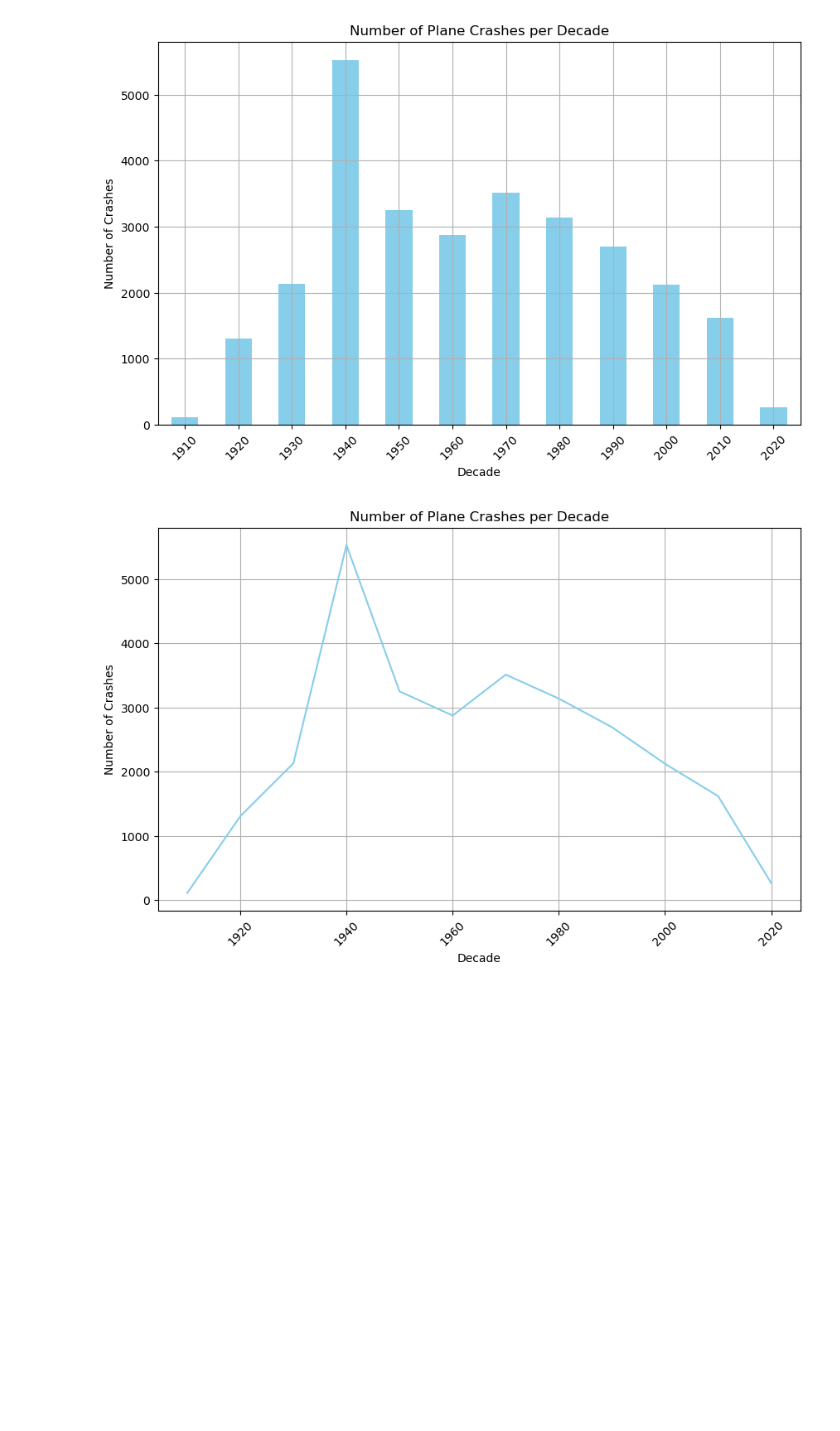
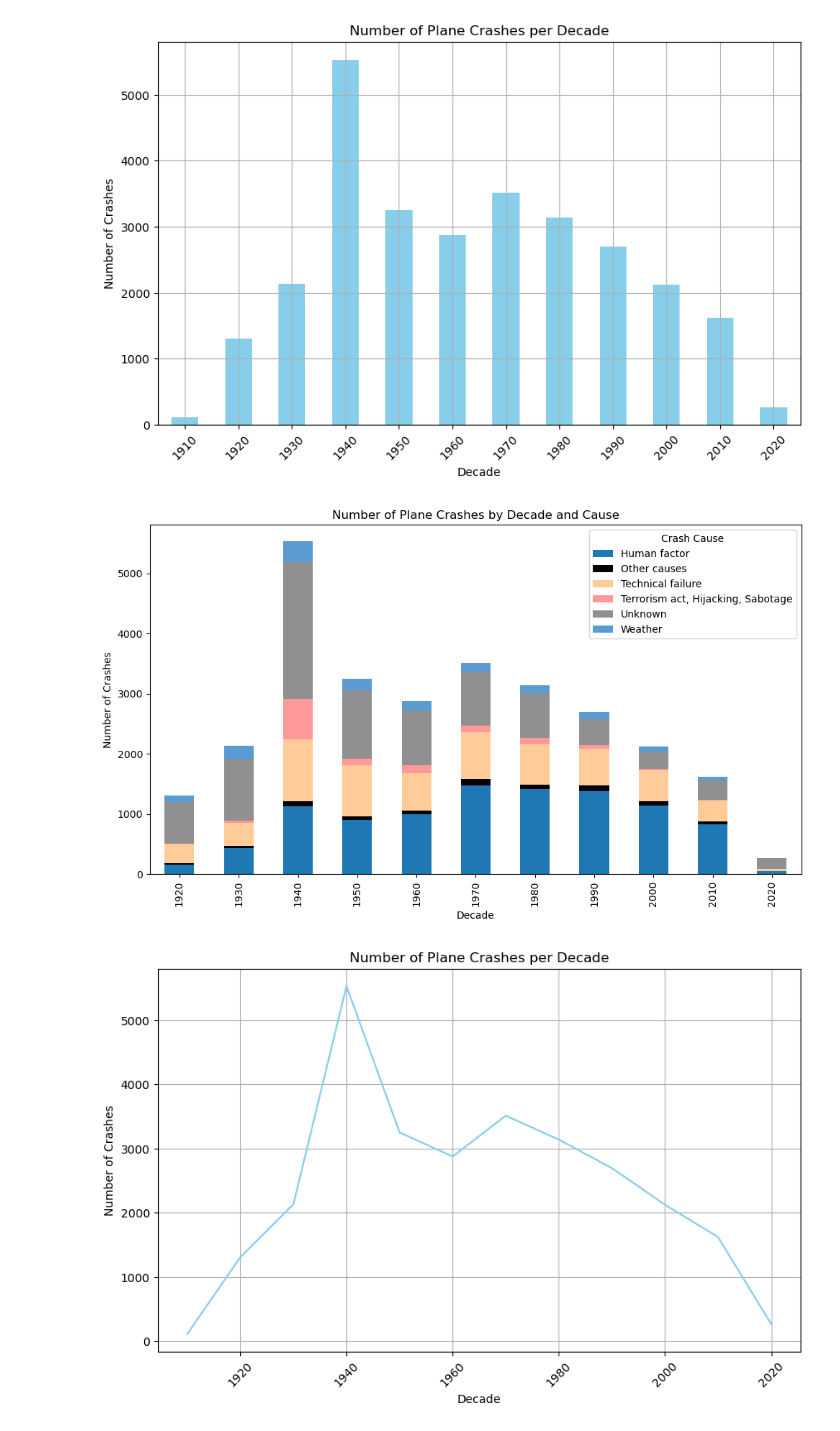
Before and after one commit to JaredSilva3/project1, a Jupyter notebook: plane_crash.ipynb, the cells around one changed output. Cells and saved outputs as stored; diff of their text form; code cells hidden in the pictures; blank space fills up the shorter version.

```diff
--- a/plane_crash.ipynb
+++ b/plane_crash.ipynb
@@ -159,6 +150,31 @@ plt.grid(True)
 plt.show()
 # %% [output]
 [figure]
+# %%
+causes = df.loc[df.Decade != 1910].groupby(['Decade', 'Crash cause'])['Crash cause'].count()
+causes_unstacked = causes.unstack()
+
+colors = ['#1f77b4',  # Dark Blue
+          '#000000',  # Black
+          '#ffcc99',  # Light Orange
+          '#ff9999',  # Light Red
+          '#909090',  # Medium Gray
+          '#5a9bd4',  # Medium Blue
+          ]
+causes_unstacked.plot(kind='bar', stacked=True, color=colors, figsize=(10, 6))
+
+# Add labels and title
+plt.title('Number of Plane Crashes by Decade and Cause')
+plt.xlabel('Decade')
+plt.ylabel('Number of Crashes')
+plt.legend(title='Crash Cause')
+plt.tight_layout()
+
+# Show the plot
+plt.savefig('plane_crashes_by_decade.png', format='png', dpi=300)
+plt.show()
+# %% [output]
+[figure, added]
 # %%
 plt.figure(figsize=(10, 6))
 decades.plot(kind='line', color='skyblue')
```
Also changed, not shown: parts of 17 cells of this notebook.
